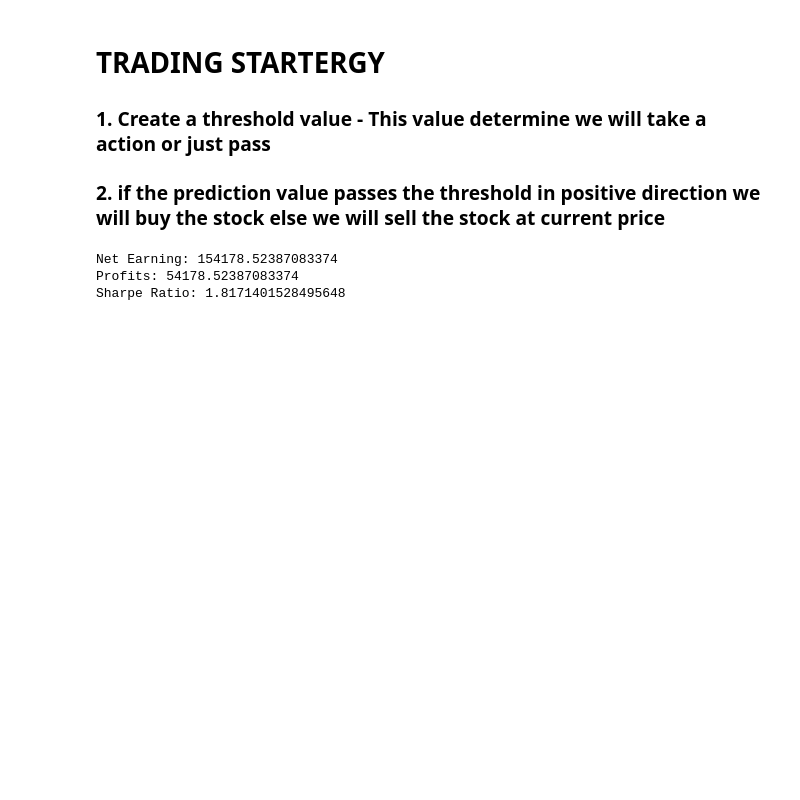
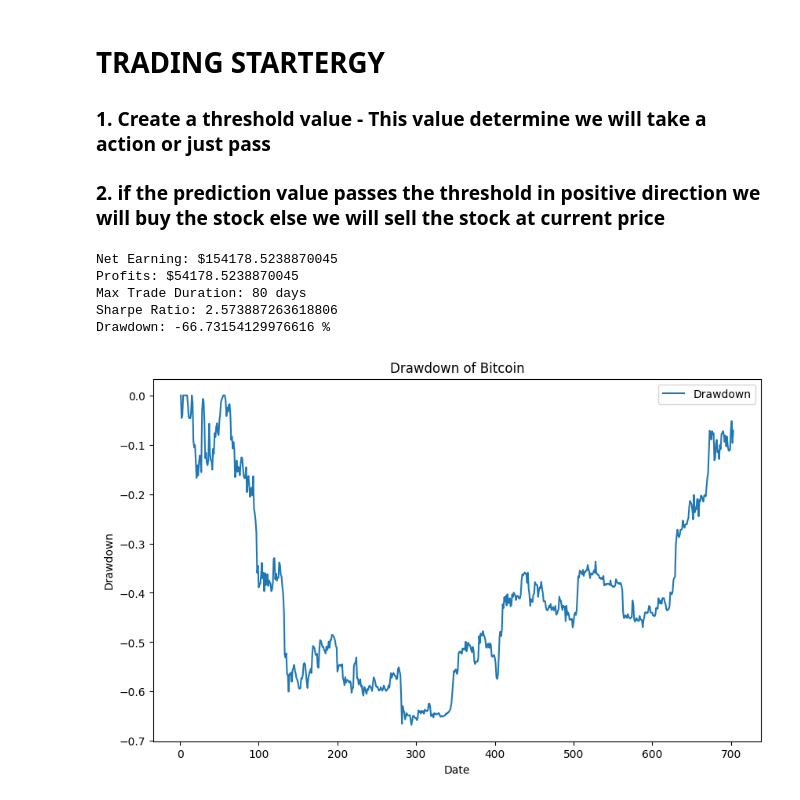
Before and after one commit to AvaterClasher/crypto, a Jupyter notebook: arima.ipynb, the cells around one changed output. Saved outputs shown, nothing was run; the diff lists cells and outputs as text; code cells hidden in the pictures; blank space fills up the shorter version.

```diff
--- a/arima.ipynb
+++ b/arima.ipynb
@@ -523,11 +523,18 @@ for i in range(0, len(return_df) - steps):
         # Sell
         current_money = bitcoin_count * current
         current_investment = 0
+        # Update the trade duration
+        if trade_start_date is not None:
+            current_trade_duration = i - trade_start_date
+            max_trade_duration = max(max_trade_duration, current_trade_duration)
+            trade_start_date = None
 
     elif current_investment == 0:
         # Buy
         current_investment = current_money
         bitcoin_count = current_investment / current
+        # Record trade start date
+        trade_start_date = i
 
     else:
         continue
@@ -537,18 +544,44 @@ if current_investment == 0:
 else:
     net_earning = current_investment
 
+# Handling edge case if the current trade is not finished yet
+if current_investment == 0 and trade_start_date is not None:
+    current_trade_duration = len(prediction_close) - trade_start_date
+    max_trade_duration = max(max_trade_duration, current_trade_duration)
+
+# Max Drawdown
+daily_returns = predictions_df['predictions'].pct_change()
+cumulative_returns = (1 + daily_returns).cumprod()
+cumulative_max = cumulative_returns.cummax()
+drawdown = (cumulative_returns - cumulative_max) / cumulative_max
+max_drawdown = min(drawdown[1:]) * 100
+
 # Profits
 profits = net_earning - total_investment
 
 # Calculate Sharpe Ratio
-average_return = np.mean(returns) * 252  # Assuming 252 trading days in a year
-volatility = np.std(returns) * np.sqrt(252)  # Annualized volatility
+average_return = np.mean(returns) * 252 * 2  # Assuming 252 trading days in a year
+volatility = np.std(returns) * np.sqrt(252 * 2)  # Annualized volatility
 sharpe_ratio = (average_return - risk_free_rate) / volatility
 
-print(f"Net Earning: {net_earning}")
-print(f"Profits: {profits}")
+print(f"Net Earning: ${net_earning}")
+print(f"Profits: ${profits}")
+print(f"Max Trade Duration: {max_trade_duration} days")
 print(f"Sharpe Ratio: {sharpe_ratio}")
+print(f"Drawdown: {max_drawdown} %")
 # %% [output]
-Net Earning: 154178.52387083374
-Profits: 54178.52387083374
-Sharpe Ratio: 1.8171401528495648
+Net Earning: $154178.5238870045
+Profits: $54178.5238870045
+Max Trade Duration: 80 days
+Sharpe Ratio: 2.573887263618806
+Drawdown: -66.73154129976616 %
+# %%
+plt.figure(figsize=(10,6))
+drawdown.plot(label='Drawdown')
+plt.title('Drawdown of Bitcoin')
+plt.xlabel('Date')
+plt.ylabel('Drawdown')
+plt.legend()
+plt.show()
+# %% [output]
+[figure, added]
```
Also changed, not shown: parts of 6 cells of this notebook.
